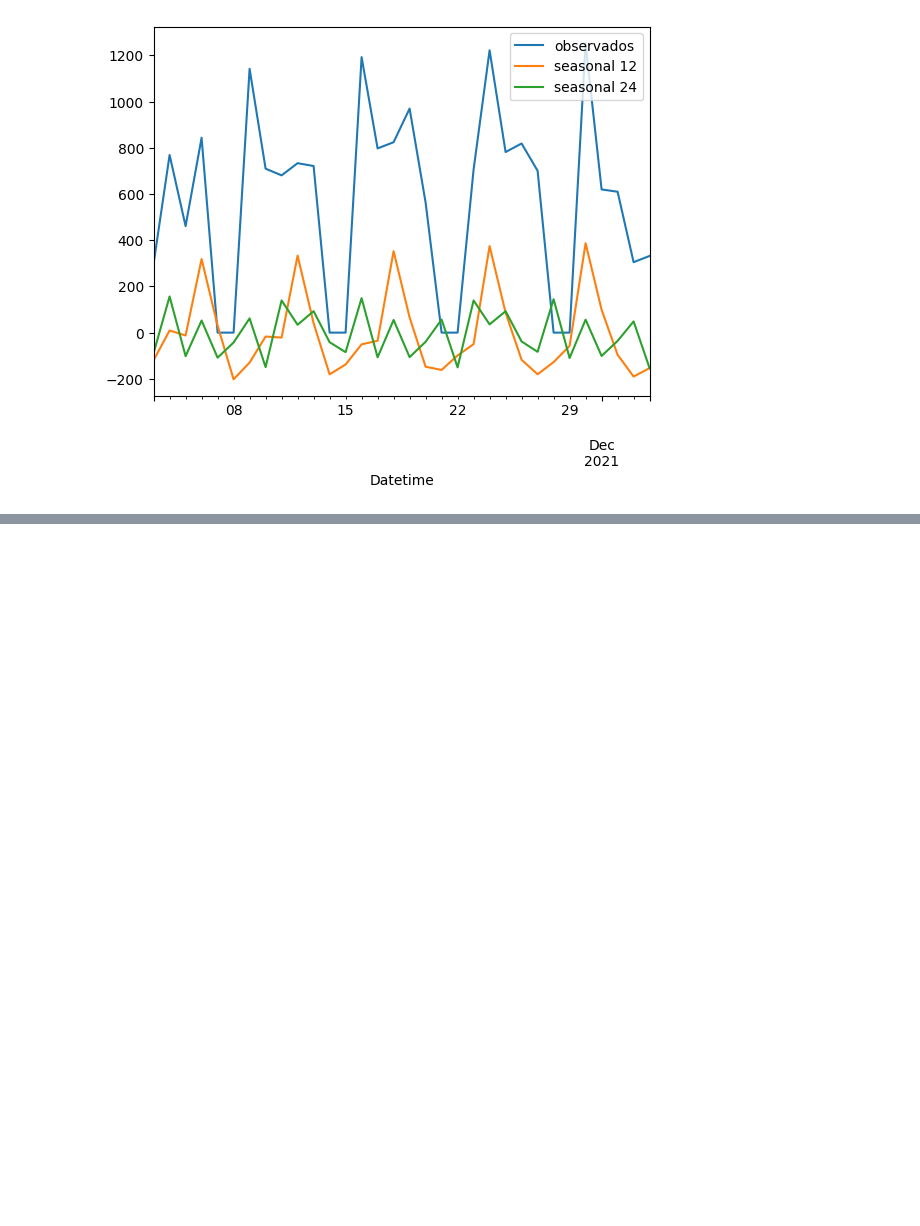
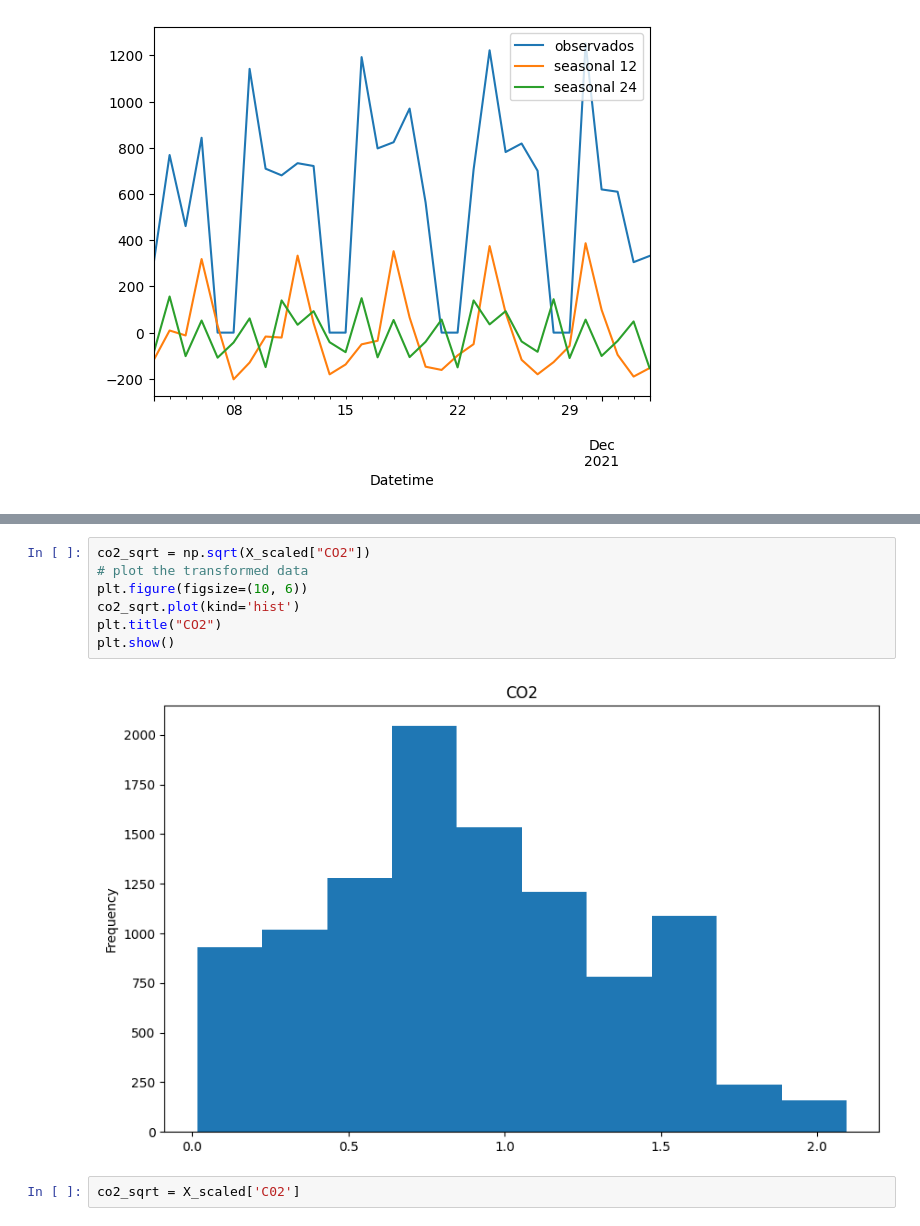
Before and after one commit to jaramillooo/Proyecto_series_no_lineales, a Jupyter notebook: proyecto12ipynb.ipynb, the cells around one changed output, grey strips where cells are left out. Saved outputs shown, nothing was run; the diff lists cells and outputs as text; blank space fills up the shorter version.

```diff
--- a/proyecto12ipynb.ipynb
+++ b/proyecto12ipynb.ipynb
@@ -380,0 +530,11 @@ plt.show()
+# %%
+co2_sqrt = np.sqrt(X_scaled["CO2"])
+# plot the transformed data
+plt.figure(figsize=(10, 6))
+co2_sqrt.plot(kind='hist')
+plt.title("CO2")
+plt.show()
+# %% [output]
+[figure, added]
+# %%
+co2_sqrt = X_scaled['C02']
```
Also changed, not shown: parts of 12 cells of this notebook.
